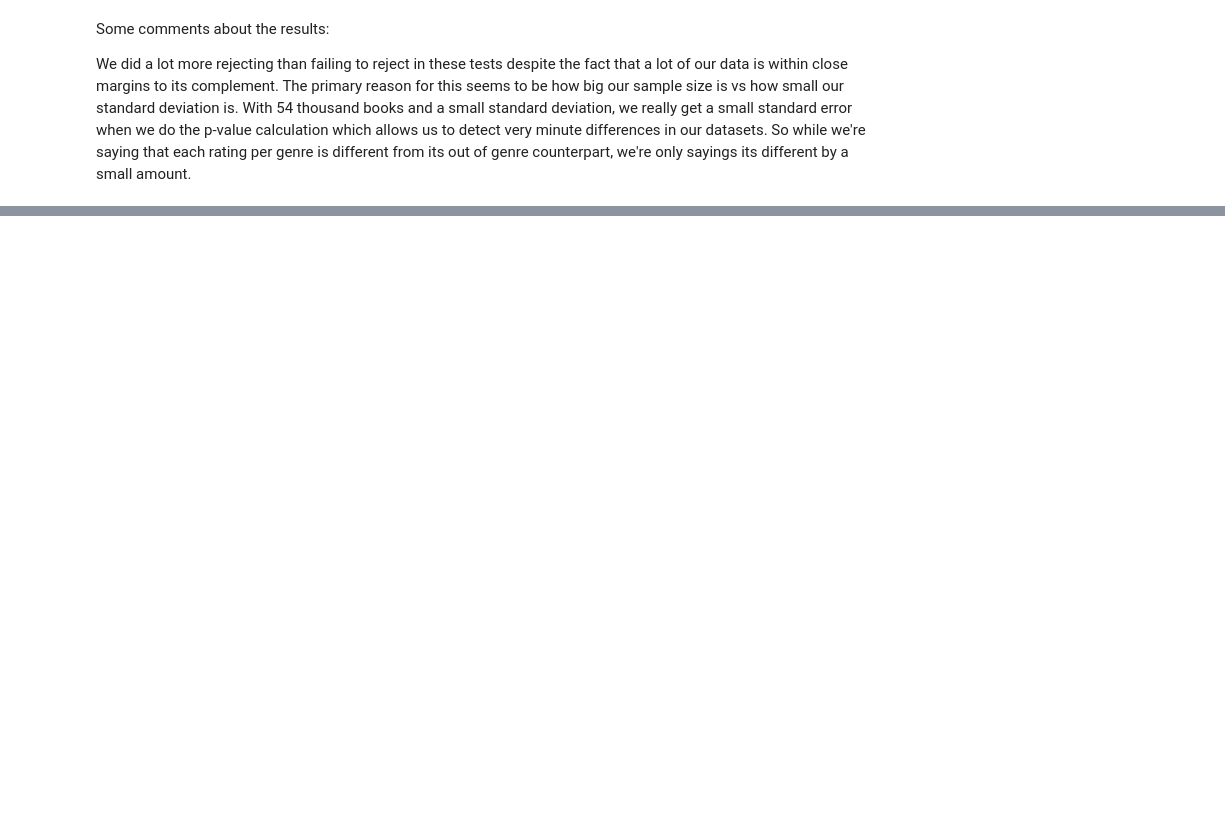
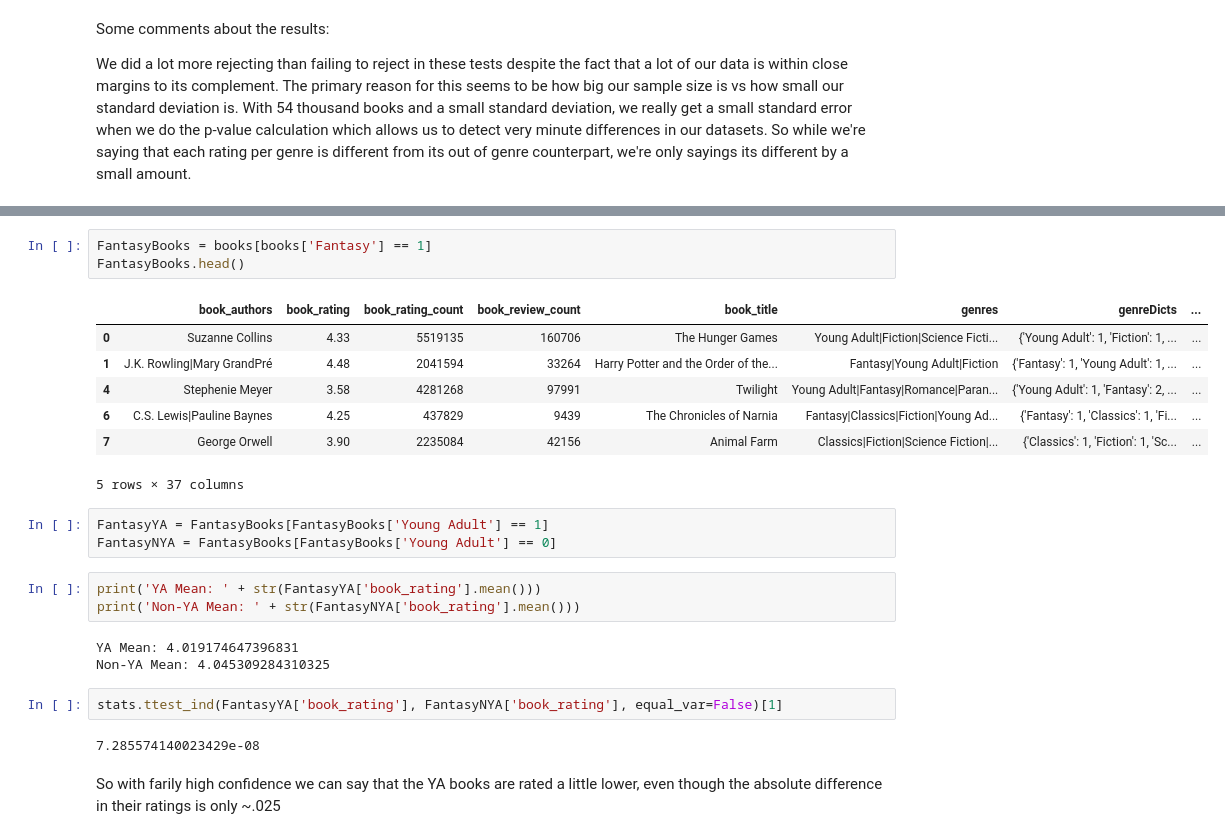
Before and after one commit to SerhanK989/GoodReadsGenreComparison, a Jupyter notebook: Analysis.ipynb, the cells around one changed output, grey strips where cells are left out. Saved outputs shown, nothing was run; the diff lists cells and outputs as text; blank space fills up the shorter version.

```diff
--- a/Analysis.ipynb
+++ b/Analysis.ipynb
@@ -302,0 +321,26 @@ We did a lot more rejecting than failing to reject in these tests despite the fa
+# %%
+FantasyBooks = books[books['Fantasy'] == 1]
+FantasyBooks.head()
+# %% [output]
+|  | book_authors | book_rating | book_rating_count | book_review_count | book_title | genres | genreDicts | ... |
+| 0 | Suzanne Collins | 4.33 | 5519135 | 160706 | The Hunger Games | Young Adult|Fiction|Science Ficti... | {'Young Adult': 1, 'Fiction': 1, ... | ... |
+| 1 | J.K. Rowling|Mary GrandPré | 4.48 | 2041594 | 33264 | Harry Potter and the Order of the... | Fantasy|Young Adult|Fiction | {'Fantasy': 1, 'Young Adult': 1, ... | ... |
+| 4 | Stephenie Meyer | 3.58 | 4281268 | 97991 | Twilight | Young Adult|Fantasy|Romance|Paran... | {'Young Adult': 1, 'Fantasy': 2, ... | ... |
+| 6 | C.S. Lewis|Pauline Baynes | 4.25 | 437829 | 9439 | The Chronicles of Narnia | Fantasy|Classics|Fiction|Young Ad... | {'Fantasy': 1, 'Classics': 1, 'Fi... | ... |
+| 7 | George Orwell | 3.90 | 2235084 | 42156 | Animal Farm | Classics|Fiction|Science Fiction|... | {'Classics': 1, 'Fiction': 1, 'Sc... | ... |
+5 rows × 37 columns
+# %%
+FantasyYA = FantasyBooks[FantasyBooks['Young Adult'] == 1]
+FantasyNYA = FantasyBooks[FantasyBooks['Young Adult'] == 0]
+# %%
+print('YA Mean: ' + str(FantasyYA['book_rating'].mean()))
+print('Non-YA Mean: ' + str(FantasyNYA['book_rating'].mean()))
+# %% [output]
+YA Mean: 4.019174647396831
+Non-YA Mean: 4.045309284310325
+# %%
+stats.ttest_ind(FantasyYA['book_rating'], FantasyNYA['book_rating'], equal_var=False)[1]
+# %% [output]
+7.285574140023429e-08
+# %% [markdown]
+So with farily high confidence we can say that the YA books are rated a little lower, even though the absolute difference in their ratings is only ~.025
```
Also changed, not shown: parts of 15 cells of this notebook, 5 other files.
